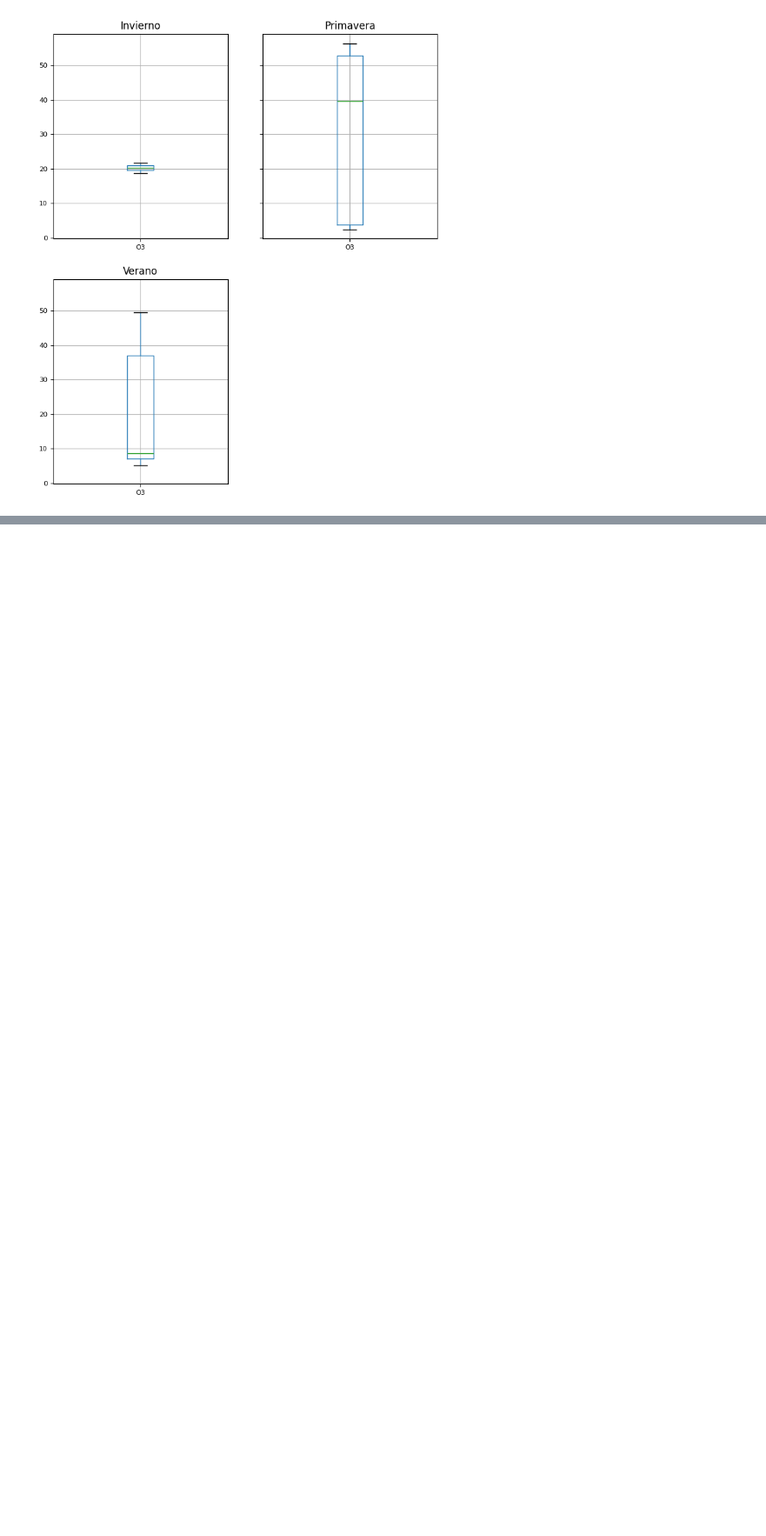
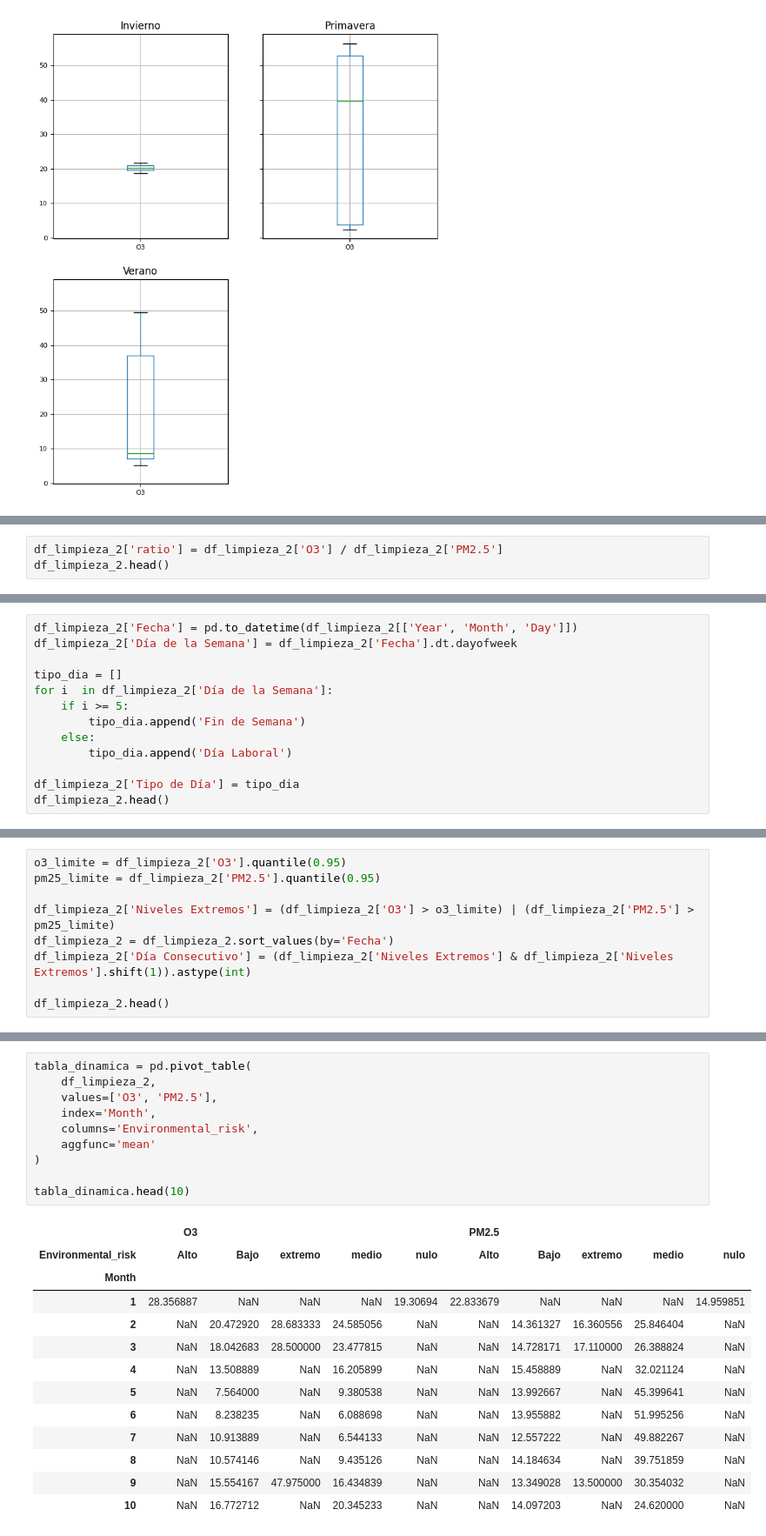
Before and after one commit to IIC2115/Syllabus, a Jupyter notebook: Ayudantias/Ayudantia 3/Ejercicios/E2.ipynb, the cells around one changed output, grey strips where cells are left out. Shown: that part at 87% size. Cells and saved outputs as stored; diff of their text form; blank space fills up the shorter version.

```diff
--- a/Ayudantias/Ayudantia 3/Ejercicios/E2.ipynb
+++ b/Ayudantias/Ayudantia 3/Ejercicios/E2.ipynb
@@ -496,0 +501,3 @@ plt.show()
+# %%
+df_limpieza_2['ratio'] = df_limpieza_2['O3'] / df_limpieza_2['PM2.5']
+df_limpieza_2.head()
@@ -496,0 +516,13 @@ plt.show()
+# %%
+df_limpieza_2['Fecha'] = pd.to_datetime(df_limpieza_2[['Year', 'Month', 'Day']])
+df_limpieza_2['Día de la Semana'] = df_limpieza_2['Fecha'].dt.dayofweek
+
+tipo_dia = []
+for i  in df_limpieza_2['Día de la Semana']:
+    if i >= 5:
+        tipo_dia.append('Fin de Semana')
+    else:
+        tipo_dia.append('Día Laboral')
+
+df_limpieza_2['Tipo de Día'] = tipo_dia
+df_limpieza_2.head()
@@ -496,0 +551,9 @@ plt.show()
+# %%
+o3_limite = df_limpieza_2['O3'].quantile(0.95)
+pm25_limite = df_limpieza_2['PM2.5'].quantile(0.95)
+
+df_limpieza_2['Niveles Extremos'] = (df_limpieza_2['O3'] > o3_limite) | (df_limpieza_2['PM2.5'] > pm25_limite)
+df_limpieza_2 = df_limpieza_2.sort_values(by='Fecha')
+df_limpieza_2['Día Consecutivo'] = (df_limpieza_2['Niveles Extremos'] & df_limpieza_2['Niveles Extremos'].shift(1)).astype(int)
+
+df_limpieza_2.head()
@@ -496,0 +572,24 @@ plt.show()
+# %%
+tabla_dinamica = pd.pivot_table(
+    df_limpieza_2,
+    values=['O3', 'PM2.5'],
+    index='Month',
+    columns='Environmental_risk',
+    aggfunc='mean'
+)
+
+tabla_dinamica.head(10)
+# %% [output]
+|  | O3 |  |  |  |  | PM2.5 |  |  |  |  |
+| Environmental_risk | Alto | Bajo | extremo | medio | nulo | Alto | Bajo | extremo | medio | nulo |
+| Month |  |  |  |  |  |  |  |  |  |  |
+| 1 | 28.356887 | NaN | NaN | NaN | 19.30694 | 22.833679 | NaN | NaN | NaN | 14.959851 |
+| 2 | NaN | 20.472920 | 28.683333 | 24.585056 | NaN | NaN | 14.361327 | 16.360556 | 25.846404 | NaN |
+| 3 | NaN | 18.042683 | 28.500000 | 23.477815 | NaN | NaN | 14.728171 | 17.110000 | 26.388824 | NaN |
+| 4 | NaN | 13.508889 | NaN | 16.205899 | NaN | NaN | 15.458889 | NaN | 32.021124 | NaN |
+| 5 | NaN | 7.564000 | NaN | 9.380538 | NaN | NaN | 13.992667 | NaN | 45.399641 | NaN |
+| 6 | NaN | 8.238235 | NaN | 6.088698 | NaN | NaN | 13.955882 | NaN | 51.995256 | NaN |
+| 7 | NaN | 10.913889 | NaN | 6.544133 | NaN | NaN | 12.557222 | NaN | 49.882267 | NaN |
+| 8 | NaN | 10.574146 | NaN | 9.435126 | NaN | NaN | 14.184634 | NaN | 39.751859 | NaN |
+| 9 | NaN | 15.554167 | 47.975000 | 16.434839 | NaN | NaN | 13.349028 | 13.500000 | 30.354032 | NaN |
+| 10 | NaN | 16.772712 | NaN | 20.345233 | NaN | NaN | 14.097203 | NaN | 24.620000 | NaN |
```
Also changed, not shown: parts of 8 cells of this notebook, 4 other files.
